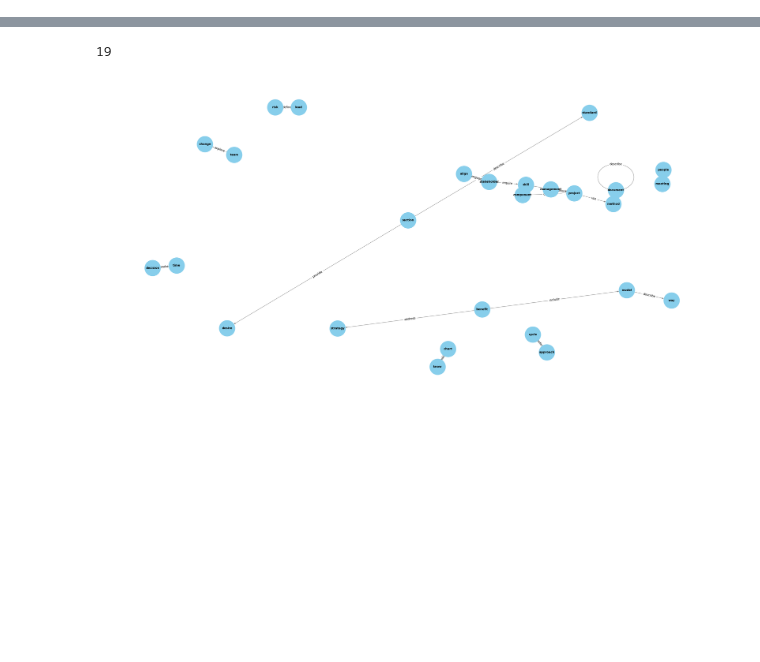
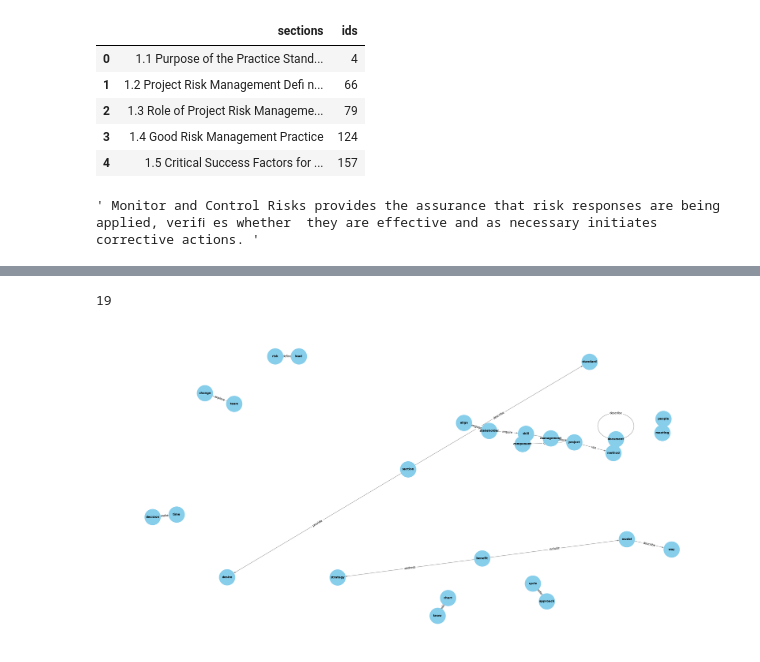
Before and after one commit to ArafetMarnissi/A_knowledge_graph_system_for_Project_Management, a Jupyter notebook: research/data_preprocessing_Ara_version.ipynb, the cells around one changed output, grey strips where cells are left out. Drawn from its saved outputs; the diff is of its cells as text; code cells hidden in the pictures; blank space fills up the shorter version.

Commit message:
Data_segmentation

```diff
--- a/research/data_preprocessing_Ara_version.ipynb
+++ b/research/data_preprocessing_Ara_version.ipynb
@@ -8,5 +9,3 @@ import string
-# %%
-import pymupdf # imports the pymupdf librar
-doc = pymupdf.open("C:/Users/marni/Desktop/AI_Project/PMBOK 7th Edition (iBIMOne.com).pdf") # open a document
-for page in doc: # iterate the document pages
-  text = page.get_text() # get plain text encoded as UTF-8
+# %%
+nlp = spacy.load('en_core_web_lg')
+pdf_path= 'C:/Users/marni/Desktop/AI_Project/practice-standard-project-risk-management.pdf'
@@ -12,0 +34,24 @@ for page in doc: # iterate the document pages
+# %%
+def extract_sections(text):
+    sections = []
+    # Regex pattern to capture the section formats specified
+    section_pattern = re.compile(r'^\s*([A-Z]?\d+(\.\d+)*|[A-Z]\.\d+(\.\d+)*)\s+.*$')
+
+    # Split the text into lines
+    lines = text.split('\n')
+    lines.append("D.6.1.7 stop_tokens")
+    # Iterate through each line, capturing the line and its index
+    for idx, line in enumerate(lines):
+        # Check if the line matches the section pattern
+        if section_pattern.match(line):
+            # Append a tuple of (index, section)
+            sections.append((idx, line.strip()))  # Append the index and matched line
+
+    return sections
+# %%
+text = extract_text_pdfplumber(pdf_path)  # Use your pdfplumber extraction function
+
+
+# Extract sections
+extracted_sections = extract_sections(text)
+print(extracted_sections)  # Display the extracted sections
@@ -12,0 +81,18 @@ for page in doc: # iterate the document pages
+# %%
+import pandas as pd
+data_frame_of_sections = pd.DataFrame()
+section=[]
+ids=[]
+for i in range(len (extracted_sections)):
+    section.append(extracted_sections[i][1])
+    ids.append(extracted_sections[i][0])
+data_frame_of_sections['sections'] = section
+data_frame_of_sections['ids'] = ids
+data_frame_of_sections.head()
+# %% [output]
+|  | sections | ids |
+| 0 | 1.1 Purpose of the Practice Stand... | 4 |
+| 1 | 1.2 Project Risk Management Deﬁ n... | 66 |
+| 2 | 1.3 Role of Project Risk Manageme... | 79 |
+| 3 | 1.4 Good Risk Management Practice | 124 |
+| 4 | 1.5 Critical Success Factors for ... | 157 |
@@ -12,0 +105,4 @@ for page in doc: # iterate the document pages
+# %%
+extract_paragraph__(text,4076,4079)
+# %% [output]
+' Monitor and Control Risks provides the assurance that risk responses are being applied, veriﬁ es whether  they are effective and as necessary initiates corrective actions. '
```
Also changed, not shown: parts of 42 cells of this notebook, 5 other files.
